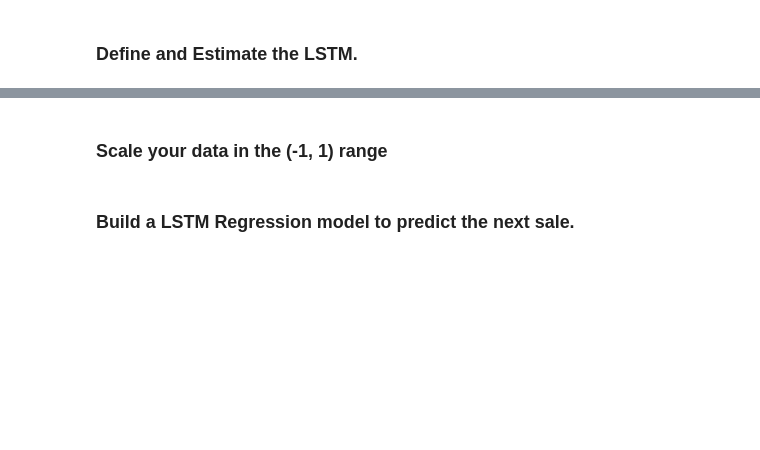
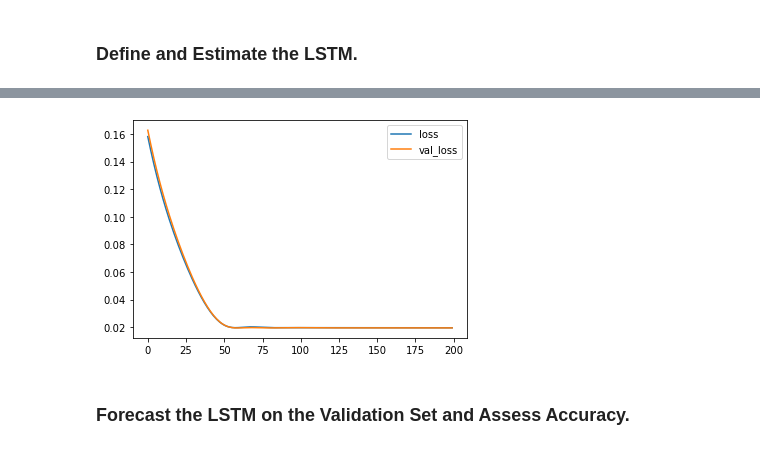
Before and after one commit to NatnaelSisay/Rossmann-Pharmaceuticals-Sales-Prediction, a Jupyter notebook: notebooks/DeepLearning.ipynb, the cells around one changed output, grey strips where cells are left out. Drawn from its saved outputs; the diff is of its cells as text; code cells hidden in the pictures; blank space fills up the shorter version.

```diff
--- a/notebooks/DeepLearning.ipynb
+++ b/notebooks/DeepLearning.ipynb
@@ -260,0 +276,2 @@ NotImplementedError: Cannot convert a symbolic Tensor (lstm_3/strided_slice:0) t
+# %%
+history = model.fit(DatasetTrain, epochs=EPOCHS, validation_data=DatasetVal, verbose=1)
@@ -261,4 +296,10 @@ NotImplementedError: Cannot convert a symbolic Tensor (lstm_3/strided_slice:0) t
+# %%
+fig = plt.figure()
+plt.plot(history.history['loss'], label="loss")
+plt.plot(history.history['val_loss'], label="val_loss")
+plt.legend()
+plt.show()
+# %% [output]
+[figure, added]
 # %% [markdown]
-### Scale your data in the (-1, 1) range
+### Forecast the LSTM on the Validation Set and Assess Accuracy.
-# %% [markdown]
-### Build a LSTM Regression model to predict the next sale.
```
Also changed, not shown: parts of 10 cells of this notebook, 3 other files.
